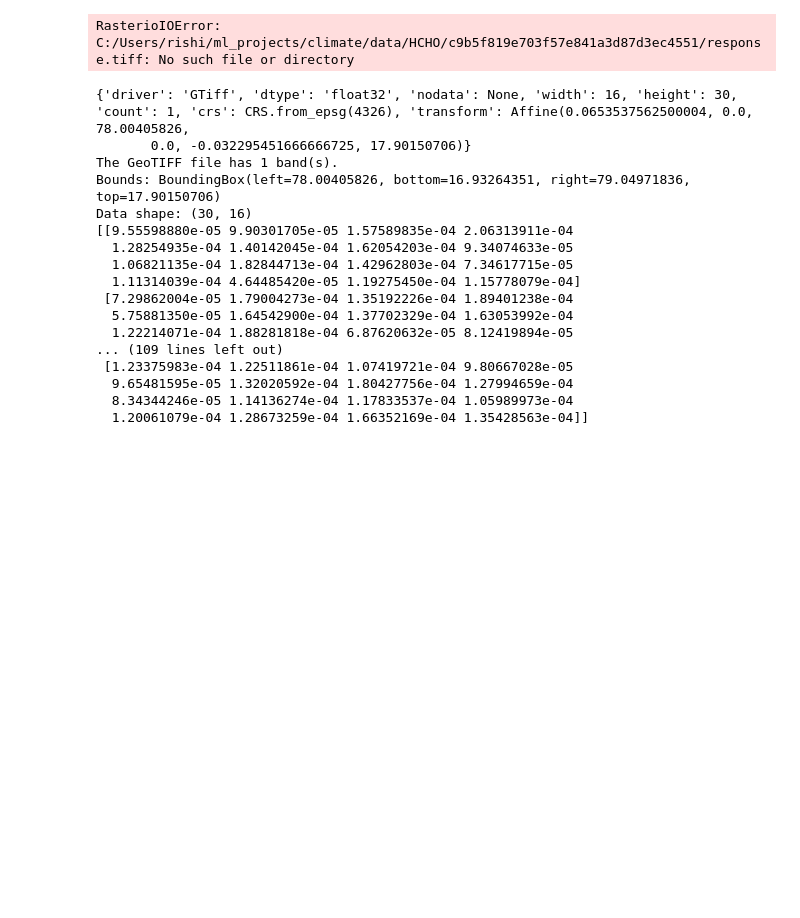
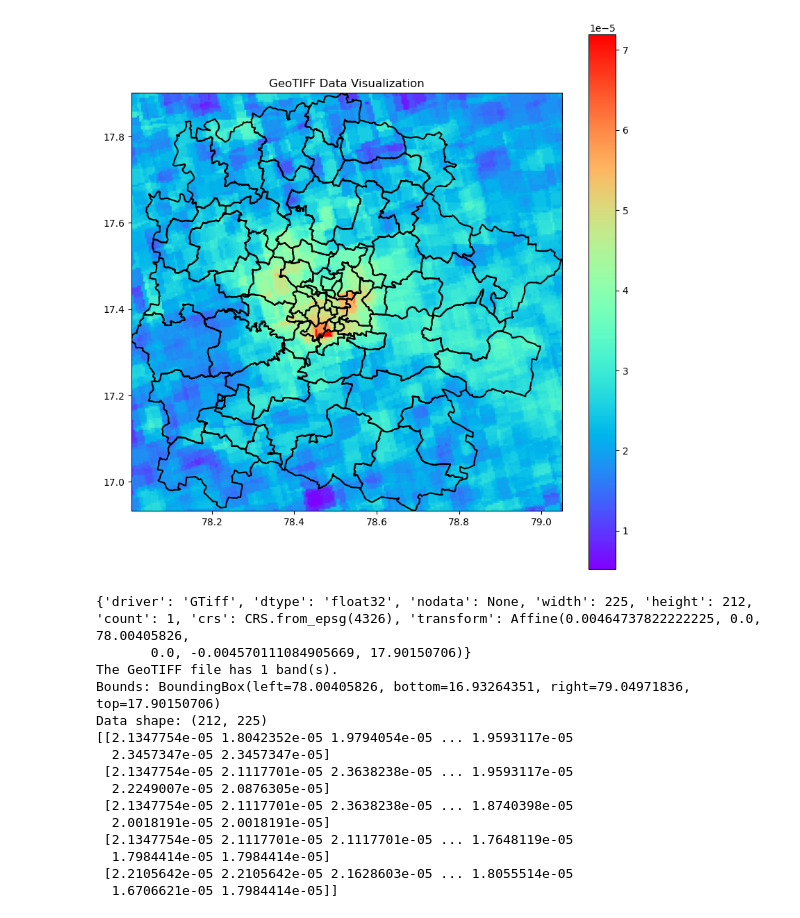
Before and after one commit to Rishi-Bharadwaj/air_pollution_correlation, a Jupyter notebook: Notebooks/straight_tiff3.ipynb, the cells around one changed output. Drawn from its saved outputs; the diff is of its cells as text; code cells hidden in the pictures; blank space fills up the shorter version.

```diff
--- a/Notebooks/straight_tiff3.ipynb
+++ b/Notebooks/straight_tiff3.ipynb
@@ -120,35 +134,35 @@ import geopandas as gpd
 # Load the shapefile
 shapefile_path = r'C:\Users\rishi\ml_projects\climate\hmda_boundary\hmda_boundary.shp'
 gdf = gpd.read_file(shapefile_path)
 
 import rasterio
 from rasterio.plot import show
 import matplotlib.pyplot as plt
 import matplotlib.colors as mcolors
 # Load the GeoTIFF file
 vmin = .1072  # Minimum value for normalization
 vmax = .1086  # Maximum value for normalization
 
 # Open the GeoTIFF file
-tiff_file = r'C:\Users\rishi\ml_projects\climate\data\HCHO\c9b5f819e703f57e841a3d87d3ec4551\response.tiff'
+tiff_file = r'C:\Users\rishi\ml_projects\climate\Notebooks\data\HCHO\a3ecbd98f8d6dd473495b9bc02f482b9\response.tiff'
 with rasterio.open(tiff_file) as dataset:
     # Create a normalization instance
     norm = mcolors.Normalize(vmin=vmin, vmax=vmax)
 
     # Display the image with geospatial context
     fig, ax = plt.subplots(figsize=(10, 10))
     show(dataset, ax=ax, cmap='rainbow')
     plt.title('GeoTIFF Data Visualization')
 
     # Add a colorbar with the same normalization
     plt.colorbar(ax.images[0], ax=ax, orientation='vertical')
 
     # Plot the boundary of the GeoDataFrame
     gdf.boundary.plot(ax=ax, edgecolor='black')
 
     plt.show()
 # %% [output]
-RasterioIOError: C:/Users/rishi/ml_projects/climate/data/HCHO/c9b5f819e703f57e841a3d87d3ec4551/response.tiff: No such file or directory
+[figure, added]
 # %%
 with rasterio.open(tiff_file) as dataset:
     # Print metadata
@@ -161,22 +175,20 @@ with rasterio.open(tiff_file) as dataset:
     # Read the data as a numpy array (e.g., first band)
     data = dataset.read(1)
     print("Data shape:", data.shape)
-    print(data)
+    print(data[:5][:5])
 # %% [output]
-{'driver': 'GTiff', 'dtype': 'float32', 'nodata': None, 'width': 16, 'height': 30, 'count': 1, 'crs': CRS.from_epsg(4326), 'transform': Affine(0.0653537562500004, 0.0, 78.00405826,
-       0.0, -0.032295451666666725, 17.90150706)}
+{'driver': 'GTiff', 'dtype': 'float32', 'nodata': None, 'width': 225, 'height': 212, 'count': 1, 'crs': CRS.from_epsg(4326), 'transform': Affine(0.00464737822222225, 0.0, 78.00405826,
+       0.0, -0.004570111084905669, 17.90150706)}
 The GeoTIFF file has 1 band(s).
 Bounds: BoundingBox(left=78.00405826, bottom=16.93264351, right=79.04971836, top=17.90150706)
-Data shape: (30, 16)
-[[9.55598880e-05 9.90301705e-05 1.57589835e-04 2.06313911e-04
-  1.28254935e-04 1.40142045e-04 1.62054203e-04 9.34074633e-05
-  1.06821135e-04 1.82844713e-04 1.42962803e-04 7.34617715e-05
-  1.11314039e-04 4.64485420e-05 1.19275450e-04 1.15778079e-04]
- [7.29862004e-05 1.79004273e-04 1.35192226e-04 1.89401238e-04
-  5.75881350e-05 1.64542900e-04 1.37702329e-04 1.63053992e-04
-  1.22214071e-04 1.88281818e-04 6.87620632e-05 8.12419894e-05
-... (109 lines left out)
- [1.23375983e-04 1.22511861e-04 1.07419721e-04 9.80667028e-05
-  9.65481595e-05 1.32020592e-04 1.80427756e-04 1.27994659e-04
-  8.34344246e-05 1.14136274e-04 1.17833537e-04 1.05989973e-04
-  1.20061079e-04 1.28673259e-04 1.66352169e-04 1.35428563e-04]]
+Data shape: (212, 225)
+[[2.1347754e-05 1.8042352e-05 1.9794054e-05 ... 1.9593117e-05
+  2.3457347e-05 2.3457347e-05]
+ [2.1347754e-05 2.1117701e-05 2.3638238e-05 ... 1.9593117e-05
+  2.2249007e-05 2.0876305e-05]
+ [2.1347754e-05 2.1117701e-05 2.3638238e-05 ... 1.8740398e-05
+  2.0018191e-05 2.0018191e-05]
+ [2.1347754e-05 2.1117701e-05 2.1117701e-05 ... 1.7648119e-05
+  1.7984414e-05 1.7984414e-05]
+ [2.2105642e-05 2.2105642e-05 2.1628603e-05 ... 1.8055514e-05
+  1.6706621e-05 1.7984414e-05]]
```
Also changed, not shown: parts of 4 cells of this notebook, 27 other files.
